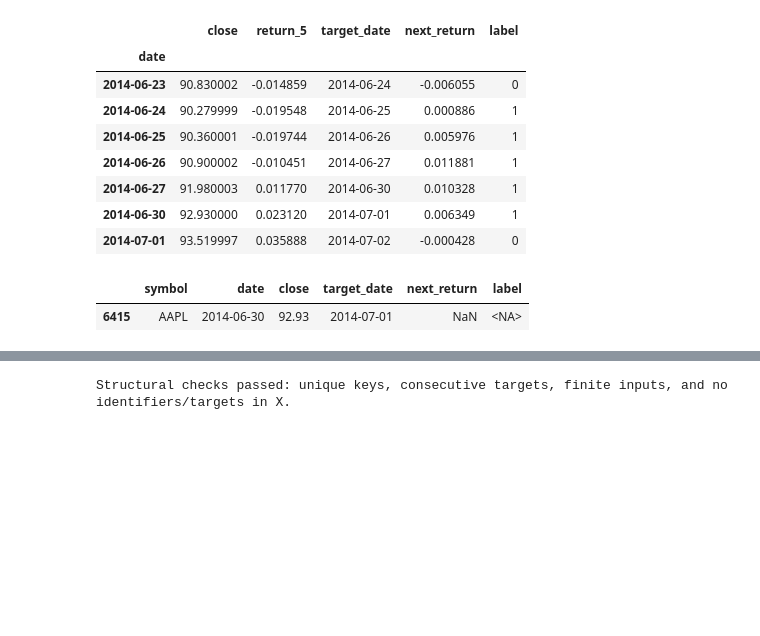
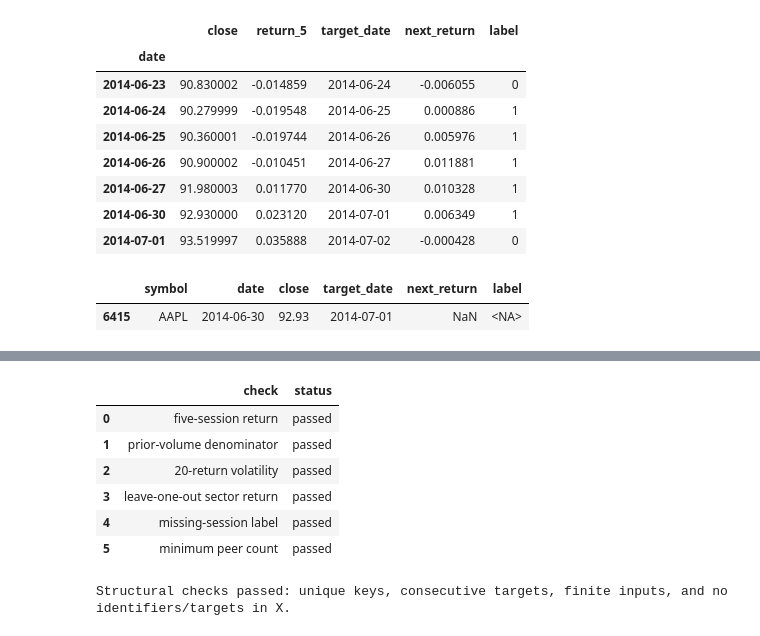
Before and after one commit to ParthM02/ml-stock-project, a Jupyter notebook: sp500_stock_direction.ipynb, the cells around one changed output, grey strips where cells are left out. Saved outputs shown, nothing was run; the diff lists cells and outputs as text; code cells hidden in the pictures; blank space fills up the shorter version.

```diff
--- a/sp500_stock_direction.ipynb
+++ b/sp500_stock_direction.ipynb
@@ -401,3 +414,99 @@ del synthetic_gap_panel, synthetic_gap_features
+# %%
+def make_synthetic_panel():
+    synthetic_dates = pd.date_range("2020-01-02", periods=25, freq="B")
+    synthetic_symbols = [f"T{i}" for i in range(7)]
+    index = pd.MultiIndex.from_product(
+        [synthetic_symbols, synthetic_dates], names=["symbol", "date"]
+    )
+    frame = index.to_frame(index=False)
+    frame["symbol_number"] = frame["symbol"].str[1:].astype(int)
+    frame["session_number"] = frame["date"].map(
+        pd.Series(np.arange(len(synthetic_dates)), index=synthetic_dates)
+    )
+    frame["close"] = (
+        100
+        + 2 * frame["symbol_number"]
+        + frame["session_number"] * (1 + 0.1 * frame["symbol_number"])
+    ).astype(float)
+    frame["open"] = frame["close"] - 0.25
+    frame["high"] = frame["close"] + 0.50
+    frame["low"] = frame["close"] - 0.50
+    frame["volume"] = (
+        1_000 + 100 * frame["symbol_number"] + 10 * frame["session_number"]
+    ).astype(float)
+    frame["sector"] = "Synthetic Sector"
+    return frame.drop(columns="symbol_number")
+
+
+synthetic_panel = make_synthetic_panel()
+synthetic_features = build_feature_panel(synthetic_panel)
+synthetic_dates = np.sort(synthetic_panel["date"].unique())
+check_date = pd.Timestamp(synthetic_dates[20])
+check_row = synthetic_features.loc[
+    synthetic_features["symbol"].eq("T0") & synthetic_features["date"].eq(check_date)
+].iloc[0]
+t0 = synthetic_panel.loc[synthetic_panel["symbol"].eq("T0")].set_index("date")
+
+expected_return_5 = t0.loc[check_date, "close"] / t0.iloc[15]["close"] - 1
+expected_prior_volume = t0.iloc[:20]["volume"].mean()
+expected_volatility = t0["close"].pct_change(fill_method=None).iloc[1:21].std()
+peer_returns = (
+    synthetic_features.loc[
+        synthetic_features["date"].eq(check_date)
+        & synthetic_features["symbol"].ne("T0"),
+        "return_1",
+    ]
+)
+expected_sector_relative = check_row["return_1"] - peer_returns.mean()
+
+assert np.isclose(check_row["return_5"], expected_return_5)
+assert np.isclose(check_row["relative_volume_20"], t0.loc[check_date, "volume"] / expected_prior_volume)
+assert np.isclose(check_row["volatility_20"], expected_volatility)
+assert np.isclose(check_row["sector_relative_return_1"], expected_sector_relative)
+
+# Removing the next session must invalidate the preceding label.
+gap_panel = synthetic_panel.copy()
+gap_date = pd.Timestamp(synthetic_dates[21])
+gap_mask = gap_panel["symbol"].eq("T0") & gap_panel["date"].eq(gap_date)
+gap_panel.loc[gap_mask, ["open", "high", "low", "close", "volume"]] = np.nan
+gap_features = build_feature_panel(gap_panel)
+label_before_gap = gap_features.loc[
+    gap_features["symbol"].eq("T0") & gap_features["date"].eq(check_date), "label"
+]
+assert label_before_gap.isna().all()
+
+# With only four valid peers, the leave-one-out sector feature must be missing.
+few_peer_panel = synthetic_panel.copy()
+few_peer_mask = few_peer_panel["symbol"].isin(["T5", "T6"]) & few_peer_panel["date"].eq(check_date)
+few_peer_panel.loc[few_peer_mask, ["open", "high", "low", "close", "volume"]] = np.nan
+few_peer_features = build_feature_panel(few_peer_panel)
+few_peer_value = few_peer_features.loc[
+    few_peer_features["symbol"].eq("T0") & few_peer_features["date"].eq(check_date),
+    "sector_relative_return_1",
+].iloc[0]
+assert pd.isna(few_peer_value)
+
+synthetic_test_results = pd.DataFrame({
+    "check": [
+        "five-session return",
+        "prior-volume denominator",
+        "20-return volatility",
+        "leave-one-out sector return",
+        "missing-session label",
+        "minimum peer count",
+    ],
+    "status": "passed",
+})
+display(synthetic_test_results)
+del synthetic_panel, synthetic_features, gap_panel, gap_features, few_peer_panel, few_peer_features
+# %% [output]
+|  | check | status |
+| 0 | five-session return | passed |
+| 1 | prior-volume denominator | passed |
+| 2 | 20-return volatility | passed |
+| 3 | leave-one-out sector return | passed |
+| 4 | missing-session label | passed |
+| 5 | minimum peer count | passed |
 # %%
 assert not feature_panel.duplicated(["symbol", "date"]).any()
 valid_targets = feature_panel["label"].notna()
```
Also changed, not shown: parts of 13 cells of this notebook, 1 other file.
